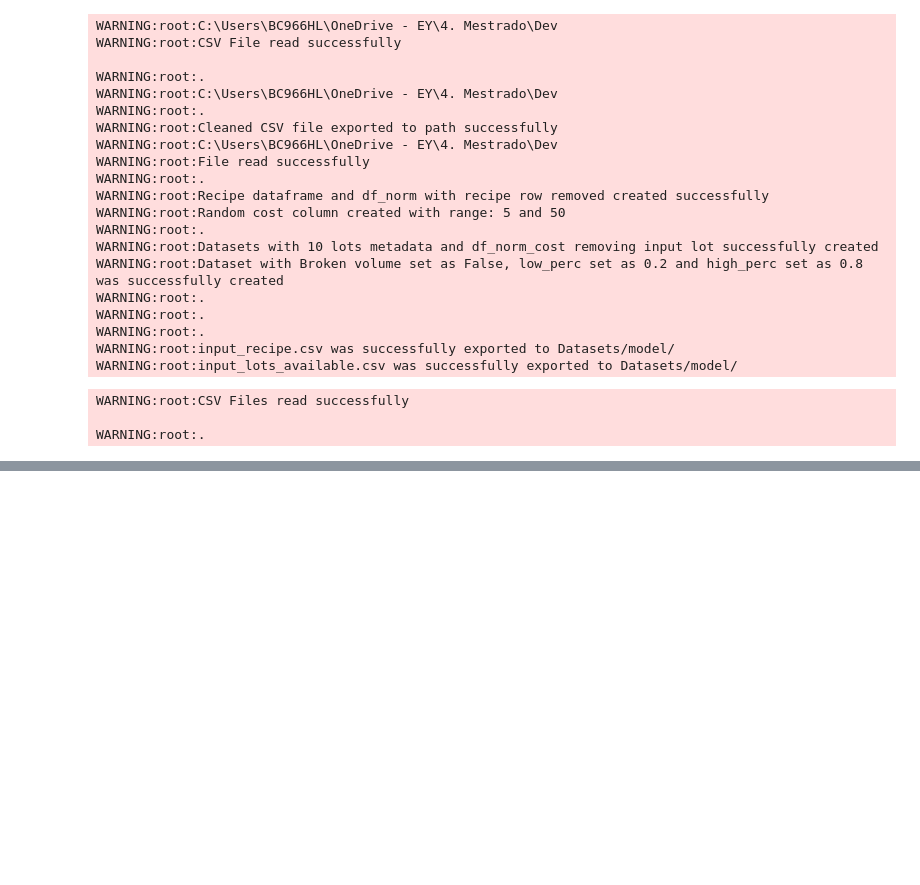
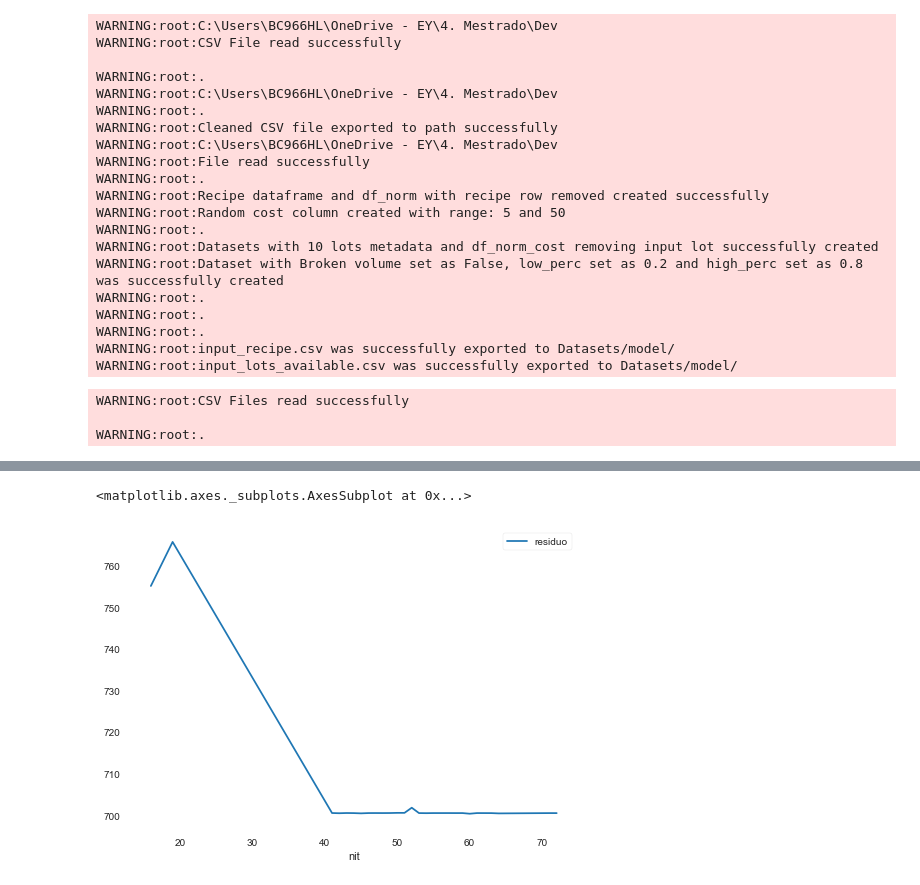
Before and after one commit to Pawlowski123/mecai-coffee-opt-blender, a Jupyter notebook: main.ipynb, the cells around one changed output, grey strips where cells are left out. Saved outputs shown, nothing was run; the diff lists cells and outputs as text; code cells hidden in the pictures; blank space fills up the shorter version.

Commit message:
Matplotlib com graficos agregados sem passar pra funcao ainda

```diff
--- a/main.ipynb
+++ b/main.ipynb
@@ -94,0 +92,17 @@ pd.DataFrame(simulation_var_x0_fx_iter).transpose().reset_index()[1][5]['extra_d
+# %%
+nit_list = []
+status_list = []
+fun_list = []
+time_list = []
+for i in range(len(test_df['maxiter'])):
+    nit_list.append(test_df[0][i].nit)
+    status_list.append(test_df[0][i].status)
+    fun_list.append(test_df[0][i].fun)
+    time_list.append(test_df[1][i]['extra_data']['round_time'])
+# %%
+test_df['nit'] = nit_list
+test_df['status'] = status_list
+test_df['residuo'] = fun_list
+test_df['round_time'] = time_list
+# %%
+test_df = test_df[test_df['status'] == 0]
@@ -94,0 +111,8 @@ pd.DataFrame(simulation_var_x0_fx_iter).transpose().reset_index()[1][5]['extra_d
+# %%
+test_df = pd.DataFrame(test_df.groupby(by = 'nit').mean())
+test_df['nit'] = test_df.index
+# %%
+test_df.plot(x='nit', y=['residuo'])
+# %% [output]
+<matplotlib.axes._subplots.AxesSubplot at 0x...>
+[figure, added]
```
Also changed, not shown: parts of 6 cells of this notebook, 3 other files.
